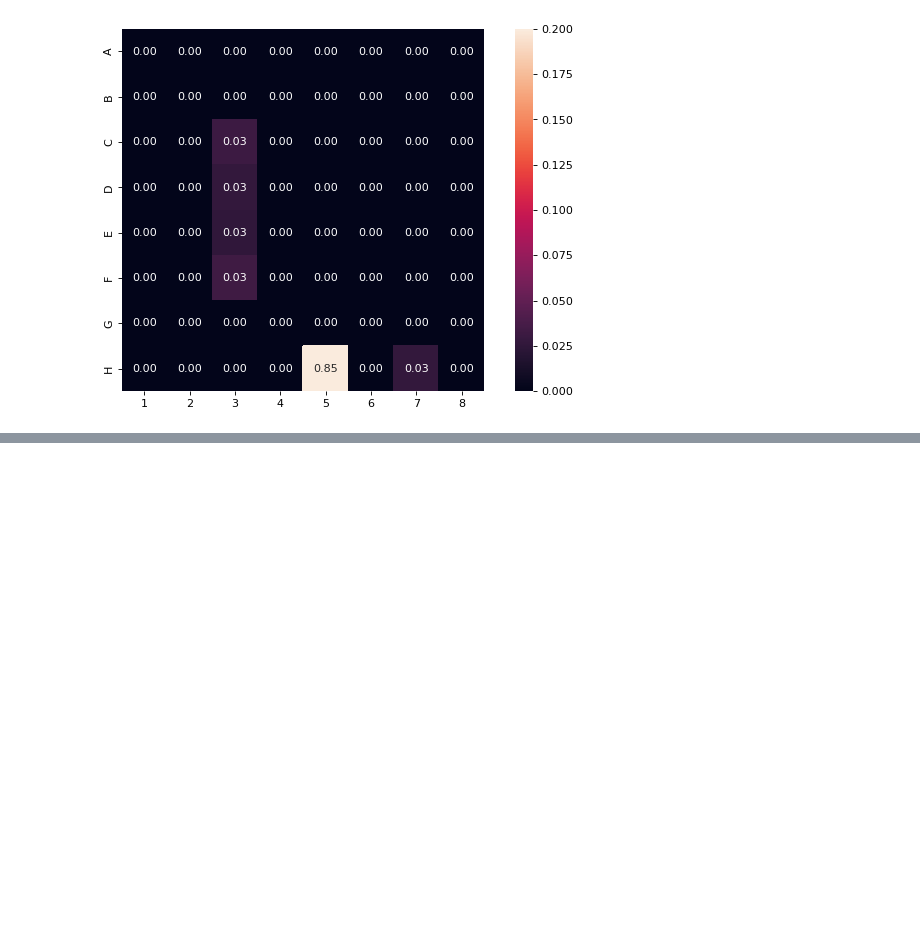
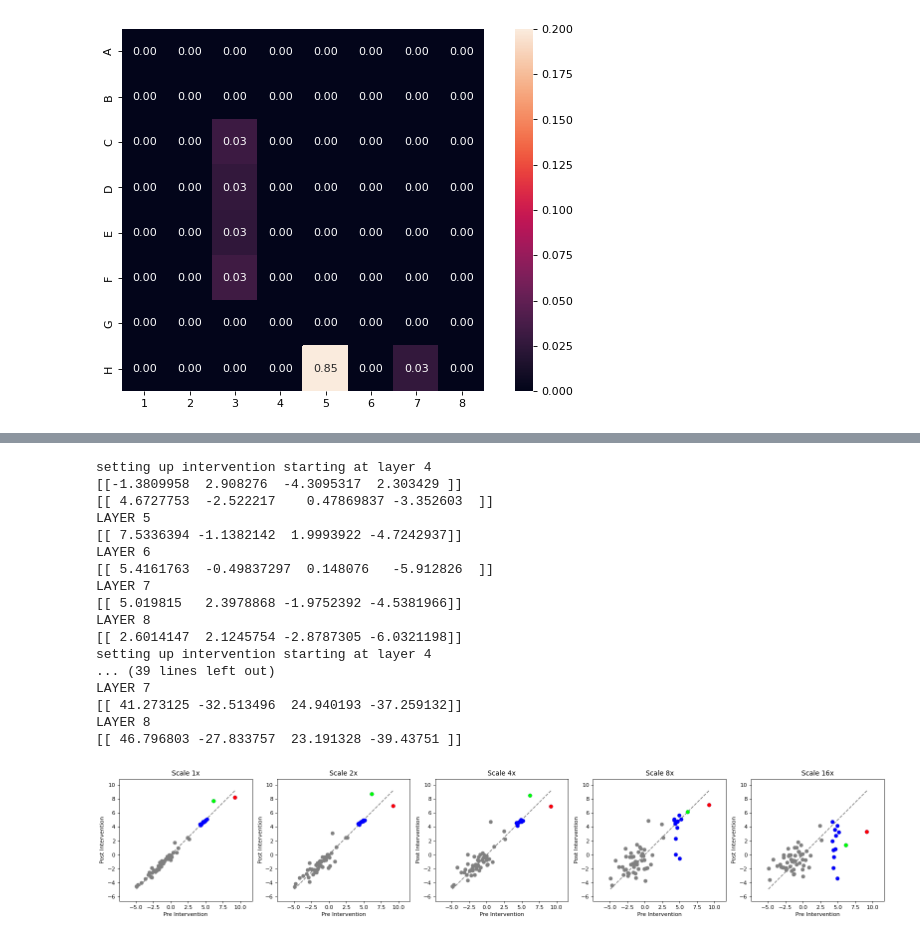
Before and after one commit to icemoon97/othello_world, a Jupyter notebook: probing_playertype.ipynb, the cells around one changed output, grey strips where cells are left out. Cells and saved outputs as stored; diff of their text form; code cells hidden in the pictures; blank space fills up the shorter version.

```diff
--- a/probing_playertype.ipynb
+++ b/probing_playertype.ipynb
@@ -421,0 +571,56 @@ fig = draw_heatmap_from_tokens(post_intv_pred, vmax=0.2)
+# %%
+fig, axs = plt.subplots(1, 5, figsize=(20, 4), dpi=80, facecolor='w', edgecolor='k')
+
+# Loop to plot each subplot
+for i, ax in enumerate(axs):
+    scale = 2**i
+
+    player_type_target = 0
+    pre, post = linear_playertype_intervention(models, device, probes, completion, player_type_target, scale=scale)
+    x, y = pre[1:], post[1:]
+
+    # plotting illegal moves in grey
+    ax.scatter(x, y, color='grey', zorder=1)
+
+    # plotting legal moves as blue
+    valid_tokens = [train_dataset.stoi[x] for x in valid_moves]
+    ax.scatter(pre[valid_tokens], post[valid_tokens], color='blue', zorder=2)
+
+    # highlighting prev player type move
+    pre_top_token = train_dataset.stoi[sorted(valid_moves, key=player_type_sorts[1])[0]]
+    ax.scatter(pre[pre_top_token], post[pre_top_token], color='red', zorder=5)
+
+    # highlighting new player type move
+    post_top_token = train_dataset.stoi[sorted(valid_moves, key=player_type_sorts[player_type_target])[0]]
+    ax.scatter(pre[post_top_token], post[post_top_token], color='lime', zorder=5)
+
+    # plotting x=y for context
+    ax.plot([min(x), max(x)], [min(x), max(x)], color='grey', linestyle='dashed', zorder=0)
+
+    # axis, labels
+    ax.set_xlabel("Pre Intervention")
+    ax.set_ylabel("Post Intervention")
+    ax.set_title(f"Scale {scale}x")
+    ax.axis('equal')
+
+plt.tight_layout()
+plt.show()
+# %% [output]
+setting up intervention starting at layer 4
+[[-1.3809958  2.908276  -4.3095317  2.303429 ]]
+[[ 4.6727753  -2.522217    0.47869837 -3.352603  ]]
+LAYER 5
+[[ 7.5336394 -1.1382142  1.9993922 -4.7242937]]
+LAYER 6
+[[ 5.4161763  -0.49837297  0.148076   -5.912826  ]]
+LAYER 7
+[[ 5.019815   2.3978868 -1.9752392 -4.5381966]]
+LAYER 8
+[[ 2.6014147  2.1245754 -2.8787305 -6.0321198]]
+setting up intervention starting at layer 4
+... (39 lines left out)
+LAYER 7
+[[ 41.273125 -32.513496  24.940193 -37.259132]]
+LAYER 8
+[[ 46.796803 -27.833757  23.191328 -39.43751 ]]
+[figure, added]
```
Also changed, not shown: parts of 11 cells of this notebook.
